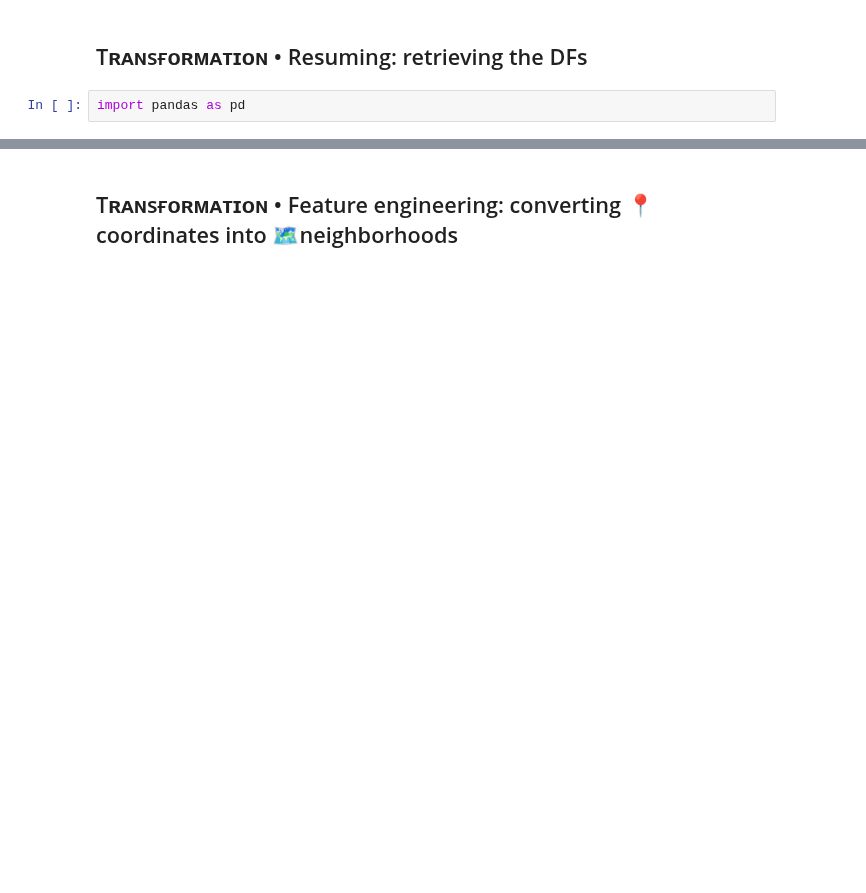
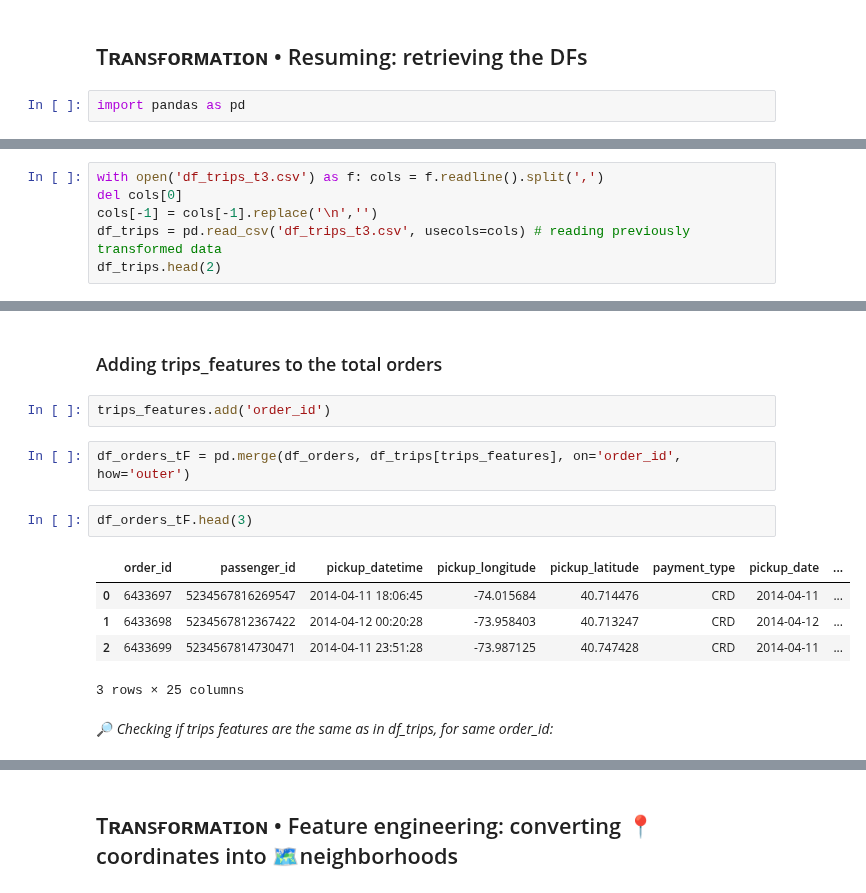
Before and after one commit to isis-santos-costa/99_Challenge, a Jupyter notebook: 99__DataTransformation3F.ipynb, the cells around one changed output, grey strips where cells are left out. Drawn from its saved outputs; the diff is of its cells as text; blank space fills up the shorter version.

```diff
--- a/99__DataTransformation3F.ipynb
+++ b/99__DataTransformation3F.ipynb
@@ -35,0 +31,6 @@ df_trips.head(2)
+# %%
+with open('df_trips_t3.csv') as f: cols = f.readline().split(',')
+del cols[0]
+cols[-1] = cols[-1].replace('\n','')
+df_trips = pd.read_csv('df_trips_t3.csv', usecols=cols) # reading previously transformed data
+df_trips.head(2)
@@ -35,0 +83,16 @@ df_trips.head(2)
+# %% [markdown]
+### Adding trips_features to the total orders
+# %%
+trips_features.add('order_id')
+# %%
+df_orders_tF = pd.merge(df_orders, df_trips[trips_features], on='order_id', how='outer')
+# %%
+df_orders_tF.head(3)
+# %% [output]
+|  | order_id | passenger_id | pickup_datetime | pickup_longitude | pickup_latitude | payment_type | pickup_date | ... |
+| 0 | 6433697 | 5234567816269547 | 2014-04-11 18:06:45 | -74.015684 | 40.714476 | CRD | 2014-04-11 | ... |
+| 1 | 6433698 | 5234567812367422 | 2014-04-12 00:20:28 | -73.958403 | 40.713247 | CRD | 2014-04-12 | ... |
+| 2 | 6433699 | 5234567814730471 | 2014-04-11 23:51:28 | -73.987125 | 40.747428 | CRD | 2014-04-11 | ... |
+3 rows × 25 columns
+# %% [markdown]
+🔎 <i> Checking if trips features are the same as in df_trips, for same order_id:
```
Also changed, not shown: parts of 112 cells of this notebook.
